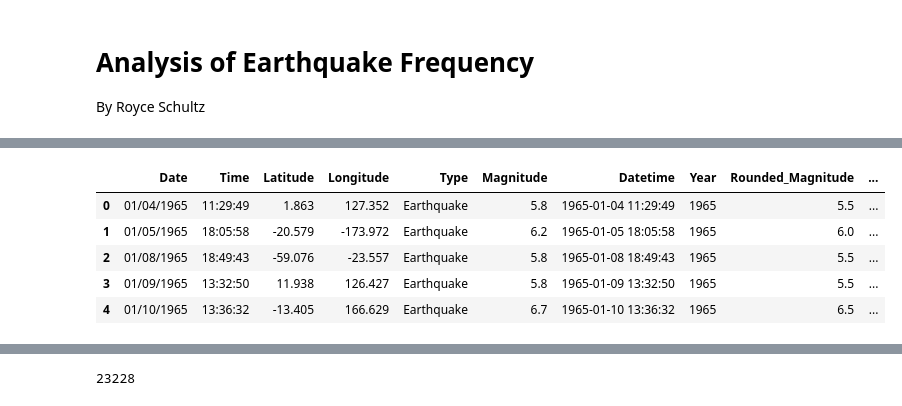
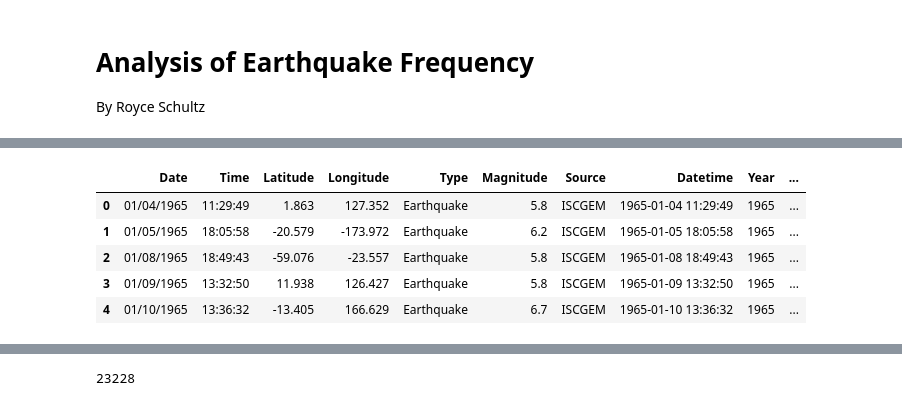
Before and after one commit to royceschultz/Data-Analysis, a Jupyter notebook: Earthquake.ipynb, the cells around one changed output, grey strips where cells are left out. Saved outputs shown, nothing was run; the diff lists cells and outputs as text; code cells hidden in the pictures.

```diff
--- a/Earthquake.ipynb
+++ b/Earthquake.ipynb
@@ -12,7 +72,7 @@ from scipy.special import gamma
 from pandas.plotting import register_matplotlib_converters
 register_matplotlib_converters()
 # %%
-Fields = ['Date','Time','Latitude','Longitude','Type','Magnitude'] # Only import used columns
+Fields = ['Date','Time','Latitude','Longitude','Type','Magnitude','Source'] # Only import used columns
 df = pd.read_csv('database.csv', usecols=Fields)
 # %%
 # Cleaning
@@ -21,24 +81,24 @@ df = df[df.Type.isin(['Earthquake'])] # removes explosions and rock bursts
 # %%
 # Calculations
-df['Datetime'] = pd.to_datetime(df.Date +' '+ df.Time)
-df['Year'] = df['Datetime'].map(lambda x: x.year)
+df['Datetime'] = pd.to_datetime(df.Date +' '+ df.Time) #convert strings to datetime object
+df['Year'] = df['Datetime'].map(lambda x: x.year) #get year of datetime object for plotting
 
+#for grouping magnitudes
 df['Rounded_Magnitude'] = np.floor(df.Magnitude * 2) / 2 #scaling rounds to the nearest half instad of whole number.
 
-df['Last_Quake'] = df.Datetime.diff()
+df['Last_Quake'] = df.Datetime.diff() #get frequency data
 df = df[df['Last_Quake'].notna()]
-df['Last_Quake_sec'] = df['Last_Quake'].map(lambda x: x.total_seconds()) # Last Quake (s)
+df['Last_Quake_days'] = df['Last_Quake'].map(lambda x: x.total_seconds()/(24*60*60)) # Convert to days
 
 df.reset_index(drop=True, inplace=True)
-
 df.head()
 # %% [output]
-|  | Date | Time | Latitude | Longitude | Type | Magnitude | Datetime | Year | Rounded_Magnitude | ... |
-| 0 | 01/04/1965 | 11:29:49 | 1.863 | 127.352 | Earthquake | 5.8 | 1965-01-04 11:29:49 | 1965 | 5.5 | ... |
-| 1 | 01/05/1965 | 18:05:58 | -20.579 | -173.972 | Earthquake | 6.2 | 1965-01-05 18:05:58 | 1965 | 6.0 | ... |
-| 2 | 01/08/1965 | 18:49:43 | -59.076 | -23.557 | Earthquake | 5.8 | 1965-01-08 18:49:43 | 1965 | 5.5 | ... |
-| 3 | 01/09/1965 | 13:32:50 | 11.938 | 126.427 | Earthquake | 5.8 | 1965-01-09 13:32:50 | 1965 | 5.5 | ... |
-| 4 | 01/10/1965 | 13:36:32 | -13.405 | 166.629 | Earthquake | 6.7 | 1965-01-10 13:36:32 | 1965 | 6.5 | ... |
+|  | Date | Time | Latitude | Longitude | Type | Magnitude | Source | Datetime | Year | ... |
+| 0 | 01/04/1965 | 11:29:49 | 1.863 | 127.352 | Earthquake | 5.8 | ISCGEM | 1965-01-04 11:29:49 | 1965 | ... |
+| 1 | 01/05/1965 | 18:05:58 | -20.579 | -173.972 | Earthquake | 6.2 | ISCGEM | 1965-01-05 18:05:58 | 1965 | ... |
+| 2 | 01/08/1965 | 18:49:43 | -59.076 | -23.557 | Earthquake | 5.8 | ISCGEM | 1965-01-08 18:49:43 | 1965 | ... |
+| 3 | 01/09/1965 | 13:32:50 | 11.938 | 126.427 | Earthquake | 5.8 | ISCGEM | 1965-01-09 13:32:50 | 1965 | ... |
+| 4 | 01/10/1965 | 13:36:32 | -13.405 | 166.629 | Earthquake | 6.7 | ISCGEM | 1965-01-10 13:36:32 | 1965 | ... |
 # %%
 df.describe()
 # %% [output]
```
Also changed, not shown: parts of 57 cells of this notebook, 1 other file.
